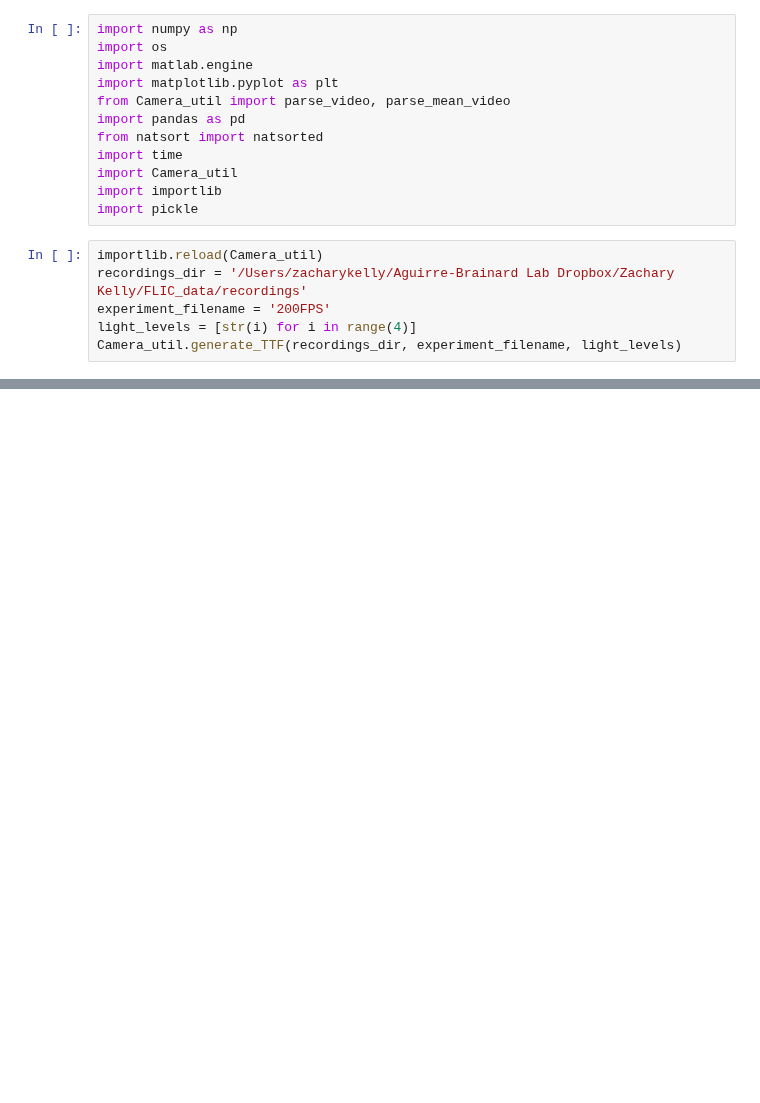
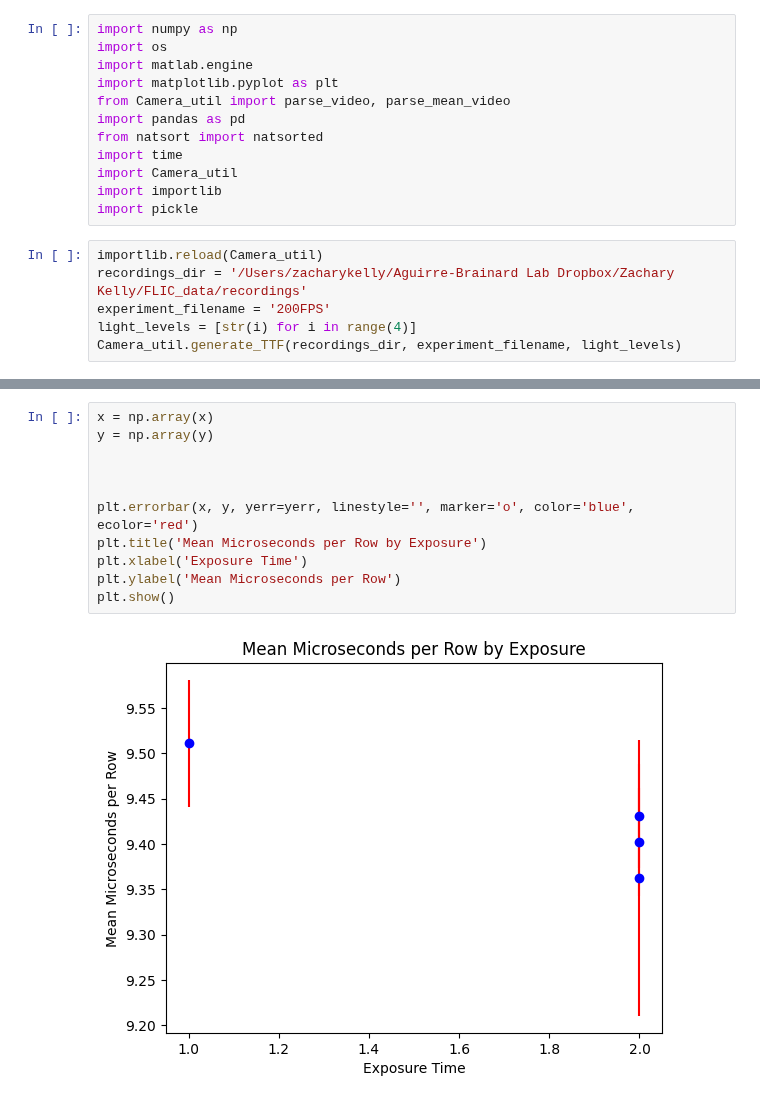
Before and after one commit to gkaguirrelab/combiExperiments, a Jupyter notebook: code/lightLogger/camera/playground.ipynb, the cells around one changed output, grey strips where cells are left out. Cells and saved outputs as stored; diff of their text form; blank space fills up the shorter version.

```diff
--- a/code/lightLogger/camera/playground.ipynb
+++ b/code/lightLogger/camera/playground.ipynb
@@ -52,0 +87,13 @@ for light_level in light_levels:
+# %%
+x = np.array(x)
+y = np.array(y)
+
+
+
+plt.errorbar(x, y, yerr=yerr, linestyle='', marker='o', color='blue', ecolor='red')
+plt.title('Mean Microseconds per Row by Exposure')
+plt.xlabel('Exposure Time')
+plt.ylabel('Mean Microseconds per Row')
+plt.show()
+# %% [output]
+[figure, added]
```
Also changed, not shown: parts of 2 cells of this notebook, 1 other file.
